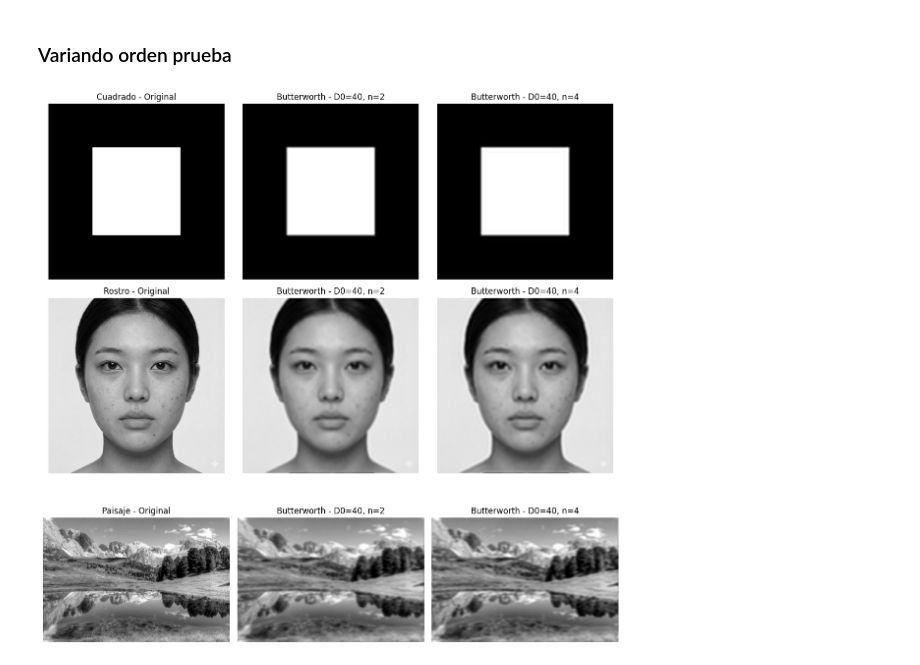
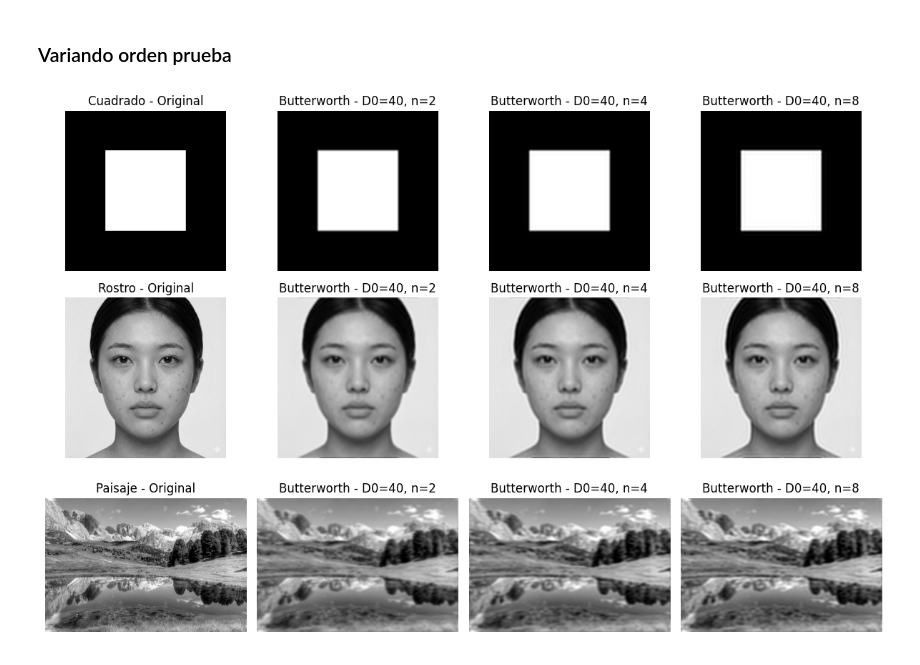
Before and after one commit to CamiloMunozAL/ProcDImagenes, a Jupyter notebook: taller7/taller7.ipynb, the cells around one changed output. Drawn from its saved outputs; the diff is of its cells as text; code cells hidden in the pictures.

```diff
--- a/taller7/taller7.ipynb
+++ b/taller7/taller7.ipynb
@@ -297,9 +319,9 @@ plt.show()
 ### Variando orden prueba
 # %%
 frecuencia_corte = 40
-ordenes = [2, 4, 6]
+ordenes = [2, 4, 8]
 
-fig, axs = plt.subplots(3, 4, figsize=(12, 12))
+fig, axs = plt.subplots(3, 4, figsize=(12, 8))
 
 for i, (titulo, imagen_actual) in enumerate(
     zip(titulos, imagenes)
@@ -310,31 +332,32 @@ for i, (titulo, imagen_actual) in enumerate(
         cmap="gray",
         vmin=0,
         vmax=255
     )
     axs[i, 0].set_title(f"{titulo} - Original")
     axs[i, 0].axis("off")
 
     for j, orden in enumerate(ordenes):
 
         filtrada, mascara = filtro_butterworth_paso_bajo(
             imagen_actual,
             frecuencia_corte,
             orden
         )
 
         axs[i, j + 1].imshow(
             filtrada,
             cmap="gray",
             vmin=0,
             vmax=255
         )
 
         axs[i, j + 1].set_title(
             f"Butterworth - D0=40, n={orden}"
         )
         axs[i, j + 1].axis("off")
 
 plt.tight_layout()
+plt.savefig("results/filtro_butterworth_varios_ordenes.png")
 plt.show()
 # %% [output]
-[figure, old version]
+[figure, new version]
```
Also changed, not shown: parts of 12 cells of this notebook, 1 other file.
